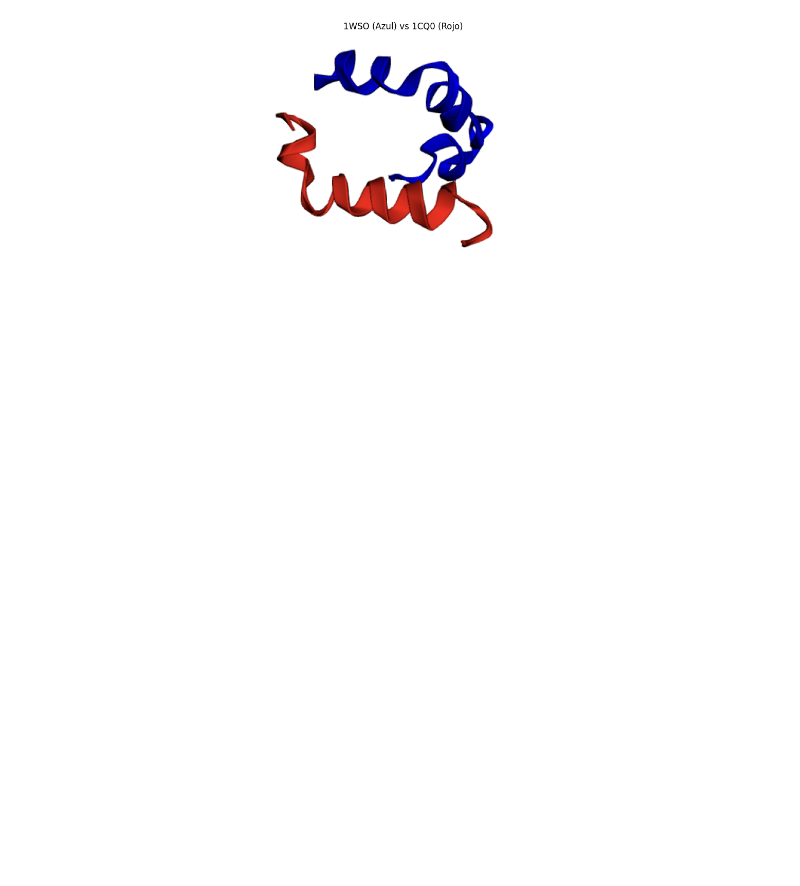
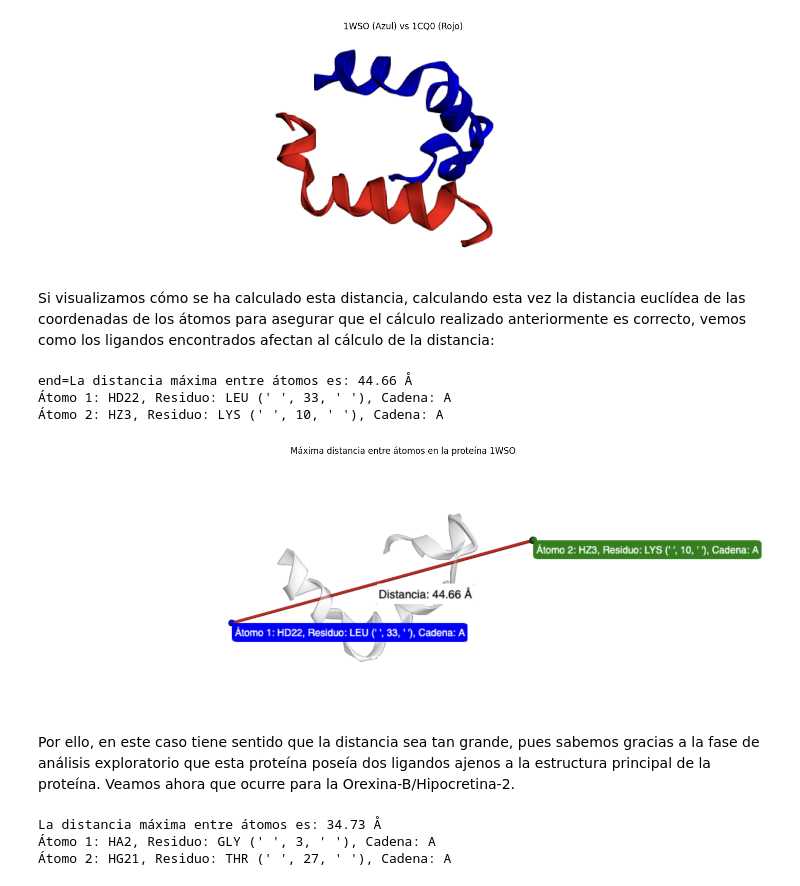
Before and after one commit to deepamino/pr5, a Jupyter notebook: Ejercicio_3.ipynb, the cells around one changed output. Cells and saved outputs as stored; diff of their text form; code cells hidden in the pictures; blank space fills up the shorter version.

```diff
--- a/Ejercicio_3.ipynb
+++ b/Ejercicio_3.ipynb
@@ -883,3 +884,5 @@ plt.title("1WSO (Azul) vs 1CQ0 (Rojo)")
 plt.show()
 # %% [output]
 [figure]
+# %% [markdown]
+Si visualizamos cómo se ha calculado esta distancia, calculando esta vez la distancia euclídea de las coordenadas de los átomos para asegurar que el cálculo realizado anteriormente es correcto, vemos como los ligandos encontrados afectan al cálculo de la distancia:
@@ -885,0 +980,28 @@ plt.show()
+# %%
+pdb_file_path = "./data/1WSO.pdb"
+visualize_max_distance(pdb_file_path)
+# %% [output]
+end=La distancia máxima entre átomos es: 44.66 Å
+Átomo 1: HD22, Residuo: LEU (' ', 33, ' '), Cadena: A
+Átomo 2: HZ3, Residuo: LYS (' ', 10, ' '), Cadena: A
+# %%
+plt.figure(figsize=(14, 5))
+
+img = mpimg.imread("results/dist_1wso.png")
+plt.imshow(img)
+plt.axis("off")
+
+plt.subplots_adjust(left=0, right=1, top=1, bottom=0)
+plt.title("Máxima distancia entre átomos en la proteína 1WSO")
+plt.show()
+# %% [output]
+[figure, added]
+# %% [markdown]
+Por ello, en este caso tiene sentido que la distancia sea tan grande, pues sabemos gracias a la fase de análisis exploratorio que esta proteína poseía dos ligandos ajenos a la estructura principal de la proteína. Veamos ahora que ocurre para la Orexina-B/Hipocretina-2.
+# %%
+pdb_file_path = "./data/1CQ0.pdb"
+visualize_max_distance(pdb_file_path)
+# %% [output]
+La distancia máxima entre átomos es: 34.73 Å
+Átomo 1: HA2, Residuo: GLY (' ', 3, ' '), Cadena: A
+Átomo 2: HG21, Residuo: THR (' ', 27, ' '), Cadena: A
```
Also changed, not shown: parts of 15 cells of this notebook, 3 other files.
